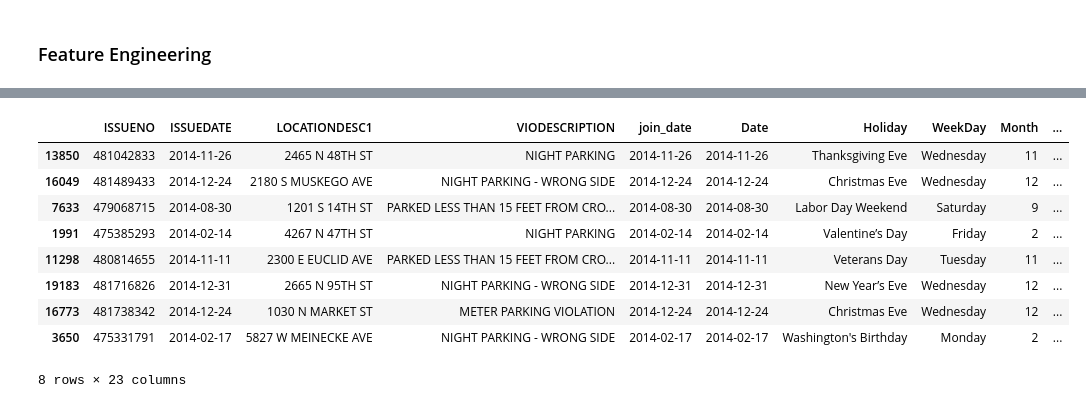
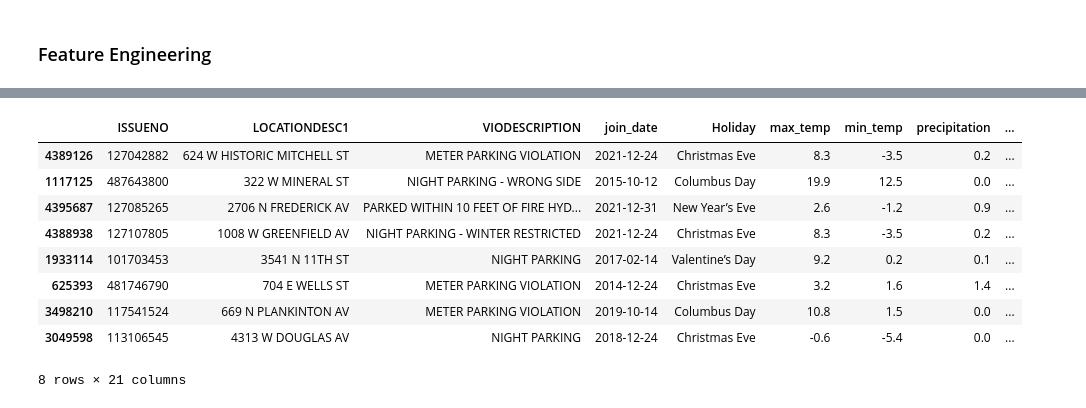
Before and after one commit to Josiah-MSOE/Milwaukee-Ticket-Data-Analysis, a Jupyter notebook: parking_final_project.ipynb, the cells around one changed output, grey strips where cells are left out. Drawn from its saved outputs; the diff is of its cells as text; code cells hidden in the pictures.

Commit message:
Compress Tickets/Features into a Daily Counts DF (One Row per Day); Load in ALL Years of Parking Tickets + Weather Data

```diff
--- a/parking_final_project.ipynb
+++ b/parking_final_project.ipynb
@@ -81,14 +97,14 @@ holidays_df.head(10)
 | 8 | 2012-07-04 | 4th of July | Wednesday | 7 | 4 | 2012 |
 | 9 | 2013-07-04 | 4th of July | Thursday | 7 | 4 | 2013 |
 # %%
-# weather data (https://open-meteo.com/)
-test_data = requests.get("https://archive-api.open-meteo.com/v1/archive?latitude=43.0389&longitude=-87.9065&start_date=2014-01-01&end_date=2014-12-31&daily=temperature_2m_max,temperature_2m_min,precipitation_sum,snowfall_sum&timezone=America%2FChicago")
+# weather data (https://open-meteo.com/)  [extended from 2012 - 2022]
+test_data = requests.get("https://archive-api.open-meteo.com/v1/archive?latitude=43.0389&longitude=-87.9065&start_date=2014-01-01&end_date=2022-12-31&daily=temperature_2m_max,temperature_2m_min,precipitation_sum,snowfall_sum&timezone=America%2FChicago")
 test_data_json = test_data.json()
 
 # minor cleaning of the weather data to get it into a dataframe
 weather_df = pd.DataFrame(test_data_json['daily'])
 weather_df['time'] = pd.to_datetime(weather_df['time'])
 weather_df = weather_df.rename(columns={'time': 'date', 'temperature_2m_max': 'max_temp', 'temperature_2m_min': 'min_temp', 'precipitation_sum': 'precipitation','snowfall_sum': 'snowfall'})
-weather_df.head(10)
+weather_df.sample(10)
 # %% [output]
 |  | date | max_temp | min_temp | precipitation | snowfall |
@@ -105,20 +121,23 @@ weather_df.head(10)
 # %%
 # clean and align date keys before joining
-tickets_clean = tickets_df.copy()
+tickets_clean = tickets.copy()
 holidays_clean = holidays_df.copy()
 weather_clean = weather_df.copy()
 
+# Datetime object
 tickets_clean['join_date'] = pd.to_datetime(tickets_clean['ISSUEDATE'], errors='coerce').dt.normalize()
 holidays_clean['join_date'] = pd.to_datetime(holidays_clean['Date'], errors='coerce').dt.normalize()
 weather_clean['join_date'] = pd.to_datetime(weather_clean['date'], errors='coerce').dt.normalize()
+
 
 # merge tickets with holidays and weather on a consistent datetime key
 combined_tickets_and_holidays_df = pd.merge(
     tickets_clean,
     holidays_clean,
-    how='inner', # in practice should be a left join
+    how='left',      # SWITCHED from 'inner' to 'left' to keep all tickets, even those without a holiday match (-> 'NAN')
     on='join_date'
  )
+
 combined_all_df = pd.merge(
     combined_tickets_and_holidays_df,
     weather_clean,
@@ -127,9 +146,10 @@ combined_all_df = pd.merge(
     suffixes=('_holiday', '_weather')
  )
 
-# combined_all_df = combined_all_df.drop(columns=['join_date','Date','date','ISSUEDATE'])
-# combined_all_df.head(10)
+# Dropping REDUNDANT columns from the joins and the Holiday data (since many become NAN, will grab the same date info later on)
+combined_all_df = combined_all_df.drop(columns=['ISSUEDATE','Date','date','WeekDay', 'Month', 'Day', 'Year'])
 
 # sample of the combined dataframe
-combined_all_df.sample(5)
+combined_all_df[combined_all_df['Holiday'].notnull()].sample(5)
+#combined_all_df.sample(5)
 # %% [output]
@@ -142,2 +162,10 @@ combined_all_df.sample(5)
 # %% [markdown]
 ### Feature Engineering
+# %%
+# Use Pandas DateTime to get WeekDay, Day (number), Month, Year from each ticket's join_date (ISSUEDATE)
+combined_all_df['WeekDay'] = pd.to_datetime(combined_all_df['join_date'], errors='coerce').dt.day_name()
+combined_all_df['Day'] = pd.to_datetime(combined_all_df['join_date'], errors='coerce').dt.day
+combined_all_df['Month'] = pd.to_datetime(combined_all_df['join_date'], errors='coerce').dt.month
+combined_all_df['Year'] = pd.to_datetime(combined_all_df['join_date'], errors='coerce').dt.year
+
+combined_all_df.sample(5)
@@ -165,37 +196,40 @@ Name: count, dtype: int64
 # %%
 # Feature for  Winter Storm? Inclement Weather?  Threshold can be adjusted
 combined_all_df['is_snow_emergency'] = ((combined_all_df['VIODESCRIPTION'].str.lower().str.contains('snow|emergency')) |      # in-line OR
                                         (combined_all_df['snowfall'] > 3.0)).astype(int)
 
 # Heavy Rain?
 combined_all_df['is_heavy_rain'] = (combined_all_df['precipitation'] > 2.0).astype(int)
 
 # Meter Violation?
 combined_all_df['is_meter_ticket'] = combined_all_df['VIODESCRIPTION'].str.lower().str.contains('meter').astype(int) # 1 = Meter Violation, 0 = Not a Meter Violation
 
 # Night Violation?
 combined_all_df['is_night_ticket'] = combined_all_df['VIODESCRIPTION'].str.lower().str.contains('night').astype(int) # 1 = Night Violation, 0 = Not a Night Violation
 
 # Registration Violation?
 combined_all_df['is_registration_ticket'] = combined_all_df['VIODESCRIPTION'].str.lower().str.contains('registration|unregistered').astype(int) # 1 = Registration Violation, 0 = Not a Registration Violation
 
 # Time Violation ?
 combined_all_df['is_time_ticket'] = combined_all_df['VIODESCRIPTION'].str.lower().str.contains('excess|hours|time').astype(int) # 1 = Time Violation, 0 = Not a Time Violation
 
 # Weekend Violation?  Could add Friday as well if wanted
 combined_all_df['is_weekend_ticket'] = combined_all_df['WeekDay'].str.lower().str.contains('saturday|sunday').astype(int) # 1 = Weekend Violation, 0 = Not a Weekend Violation
 
 
+# Create a binary holiday flag immediately after the merge
+# If 'Holiday' is not null, it becomes 1. If it is null, it becomes 0.
+combined_all_df['is_holiday'] = combined_all_df['Holiday'].notnull().astype(int)
 
-combined_all_df.sample(8)
+combined_all_df[combined_all_df['is_holiday'] == 1].sample(8)
 # %% [output]
-|  | ISSUENO | ISSUEDATE | LOCATIONDESC1 | VIODESCRIPTION | join_date | Date | Holiday | WeekDay | Month | ... |
-| 13850 | 481042833 | 2014-11-26 | 2465 N 48TH ST | NIGHT PARKING | 2014-11-26 | 2014-11-26 | Thanksgiving Eve | Wednesday | 11 | ... |
-| 16049 | 481489433 | 2014-12-24 | 2180 S MUSKEGO AVE | NIGHT PARKING - WRONG SIDE | 2014-12-24 | 2014-12-24 | Christmas Eve | Wednesday | 12 | ... |
-| 7633 | 479068715 | 2014-08-30 | 1201 S 14TH ST | PARKED LESS THAN 15 FEET FROM CRO... | 2014-08-30 | 2014-08-30 | Labor Day Weekend | Saturday | 9 | ... |
-| 1991 | 475385293 | 2014-02-14 | 4267 N 47TH ST | NIGHT PARKING | 2014-02-14 | 2014-02-14 | Valentine’s Day | Friday | 2 | ... |
-| 11298 | 480814655 | 2014-11-11 | 2300 E EUCLID AVE | PARKED LESS THAN 15 FEET FROM CRO... | 2014-11-11 | 2014-11-11 | Veterans Day | Tuesday | 11 | ... |
-| 19183 | 481716826 | 2014-12-31 | 2665 N 95TH ST | NIGHT PARKING - WRONG SIDE | 2014-12-31 | 2014-12-31 | New Year’s Eve | Wednesday | 12 | ... |
-| 16773 | 481738342 | 2014-12-24 | 1030 N MARKET ST | METER PARKING VIOLATION | 2014-12-24 | 2014-12-24 | Christmas Eve | Wednesday | 12 | ... |
-| 3650 | 475331791 | 2014-02-17 | 5827 W MEINECKE AVE | NIGHT PARKING - WRONG SIDE | 2014-02-17 | 2014-02-17 | Washington's Birthday | Monday | 2 | ... |
+|  | ISSUENO | LOCATIONDESC1 | VIODESCRIPTION | join_date | Holiday | max_temp | min_temp | precipitation | ... |
+| 4389126 | 127042882 | 624 W HISTORIC MITCHELL ST | METER PARKING VIOLATION | 2021-12-24 | Christmas Eve | 8.3 | -3.5 | 0.2 | ... |
+| 1117125 | 487643800 | 322 W MINERAL ST | NIGHT PARKING - WRONG SIDE | 2015-10-12 | Columbus Day | 19.9 | 12.5 | 0.0 | ... |
+| 4395687 | 127085265 | 2706 N FREDERICK AV | PARKED WITHIN 10 FEET OF FIRE HYD... | 2021-12-31 | New Year’s Eve | 2.6 | -1.2 | 0.9 | ... |
+| 4388938 | 127107805 | 1008 W GREENFIELD AV | NIGHT PARKING - WINTER RESTRICTED | 2021-12-24 | Christmas Eve | 8.3 | -3.5 | 0.2 | ... |
+| 1933114 | 101703453 | 3541 N 11TH ST | NIGHT PARKING | 2017-02-14 | Valentine’s Day | 9.2 | 0.2 | 0.1 | ... |
+| 625393 | 481746790 | 704 E WELLS ST | METER PARKING VIOLATION | 2014-12-24 | Christmas Eve | 3.2 | 1.6 | 1.4 | ... |
+| 3498210 | 117541524 | 669 N PLANKINTON AV | METER PARKING VIOLATION | 2019-10-14 | Columbus Day | 10.8 | 1.5 | 0.0 | ... |
+| 3049598 | 113106545 | 4313 W DOUGLAS AV | NIGHT PARKING | 2018-12-24 | Christmas Eve | -0.6 | -5.4 | 0.0 | ... |
-8 rows × 23 columns
+8 rows × 21 columns
```
Also changed, not shown: parts of 9 cells of this notebook.
